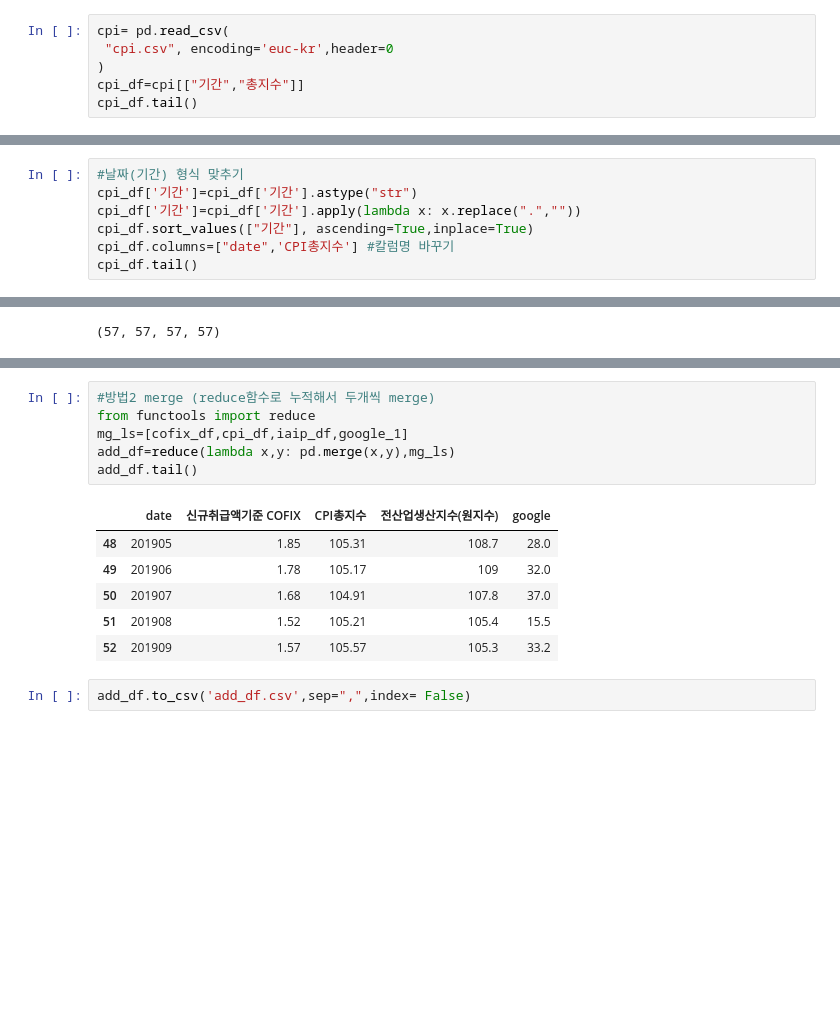
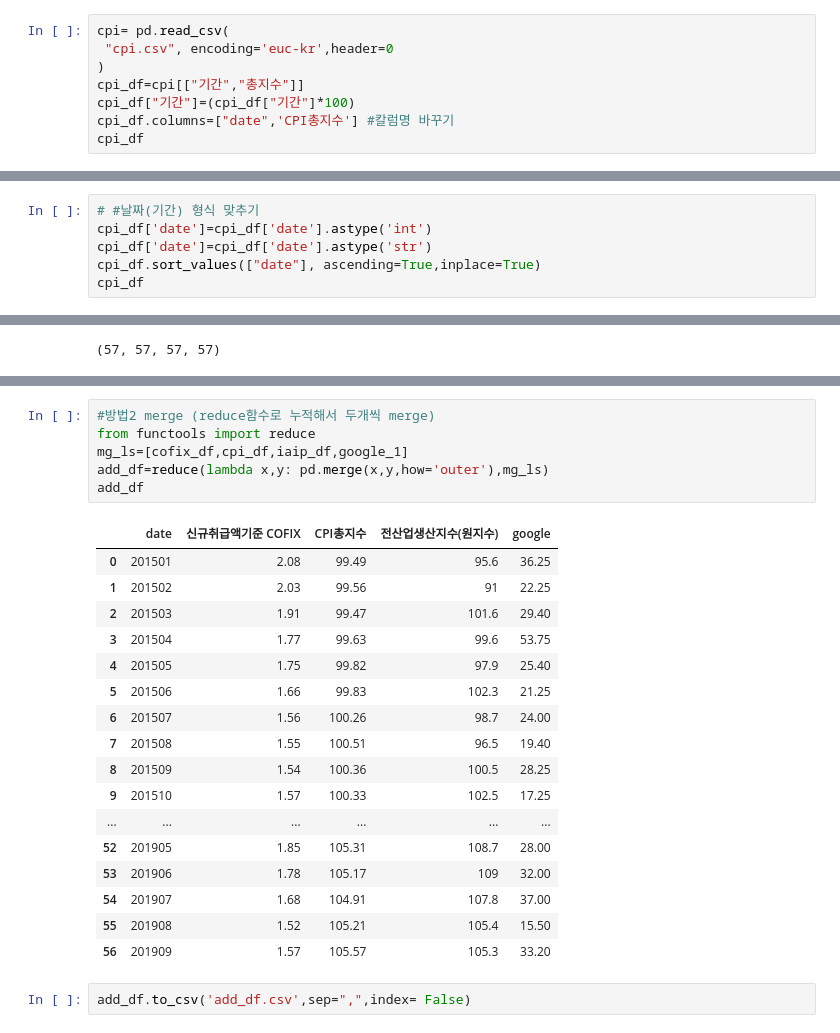
Before and after one commit to trhgu/EDA_project, a Jupyter notebook: Price_of_Apt.ipynb, the cells around one changed output, grey strips where cells are left out. Saved outputs shown, nothing was run; the diff lists cells and outputs as text; blank space fills up the shorter version.

```diff
--- a/Price_of_Apt.ipynb
+++ b/Price_of_Apt.ipynb
@@ -202,5 +212,7 @@ cpi= pd.read_csv(
  "cpi.csv", encoding='euc-kr',header=0
 )
 cpi_df=cpi[["기간","총지수"]]
-cpi_df.tail()
+cpi_df["기간"]=(cpi_df["기간"]*100)
+cpi_df.columns=["date",'CPI총지수'] #칼럼명 바꾸기
+cpi_df
 # %% [output]
@@ -213,9 +236,8 @@ cpi_df.tail()
 # %%
-#날짜(기간) 형식 맞추기
-cpi_df['기간']=cpi_df['기간'].astype("str")
-cpi_df['기간']=cpi_df['기간'].apply(lambda x: x.replace(".",""))
-cpi_df.sort_values(["기간"], ascending=True,inplace=True)
-cpi_df.columns=["date",'CPI총지수'] #칼럼명 바꾸기
-cpi_df.tail()
+# #날짜(기간) 형식 맞추기
+cpi_df['date']=cpi_df['date'].astype('int')
+cpi_df['date']=cpi_df['date'].astype('str')
+cpi_df.sort_values(["date"], ascending=True,inplace=True)
+cpi_df
 # %% [output]
 |  | date | CPI총지수 |
@@ -306,16 +359,27 @@ add_df.tail()
 # %%
 #방법2 merge (reduce함수로 누적해서 두개씩 merge)
 from functools import reduce
 mg_ls=[cofix_df,cpi_df,iaip_df,google_1]
-add_df=reduce(lambda x,y: pd.merge(x,y),mg_ls)
-add_df.tail()
+add_df=reduce(lambda x,y: pd.merge(x,y,how='outer'),mg_ls)
+add_df
 # %% [output]
 |  | date | 신규취급액기준 COFIX | CPI총지수 | 전산업생산지수(원지수) | google |
-| 48 | 201905 | 1.85 | 105.31 | 108.7 | 28.0 |
-| 49 | 201906 | 1.78 | 105.17 | 109 | 32.0 |
-| 50 | 201907 | 1.68 | 104.91 | 107.8 | 37.0 |
-| 51 | 201908 | 1.52 | 105.21 | 105.4 | 15.5 |
-| 52 | 201909 | 1.57 | 105.57 | 105.3 | 33.2 |
+| 0 | 201501 | 2.08 | 99.49 | 95.6 | 36.25 |
+| 1 | 201502 | 2.03 | 99.56 | 91 | 22.25 |
+| 2 | 201503 | 1.91 | 99.47 | 101.6 | 29.40 |
+| 3 | 201504 | 1.77 | 99.63 | 99.6 | 53.75 |
+| 4 | 201505 | 1.75 | 99.82 | 97.9 | 25.40 |
+| 5 | 201506 | 1.66 | 99.83 | 102.3 | 21.25 |
+| 6 | 201507 | 1.56 | 100.26 | 98.7 | 24.00 |
+| 7 | 201508 | 1.55 | 100.51 | 96.5 | 19.40 |
+| 8 | 201509 | 1.54 | 100.36 | 100.5 | 28.25 |
+| 9 | 201510 | 1.57 | 100.33 | 102.5 | 17.25 |
+| ... | ... | ... | ... | ... | ... |
+| 52 | 201905 | 1.85 | 105.31 | 108.7 | 28.00 |
+| 53 | 201906 | 1.78 | 105.17 | 109 | 32.00 |
+| 54 | 201907 | 1.68 | 104.91 | 107.8 | 37.00 |
+| 55 | 201908 | 1.52 | 105.21 | 105.4 | 15.50 |
+| 56 | 201909 | 1.57 | 105.57 | 105.3 | 33.20 |
 # %%
 add_df.to_csv('add_df.csv',sep=",",index= False)
 # %%
```
Also changed, not shown: parts of 17 cells of this notebook.
